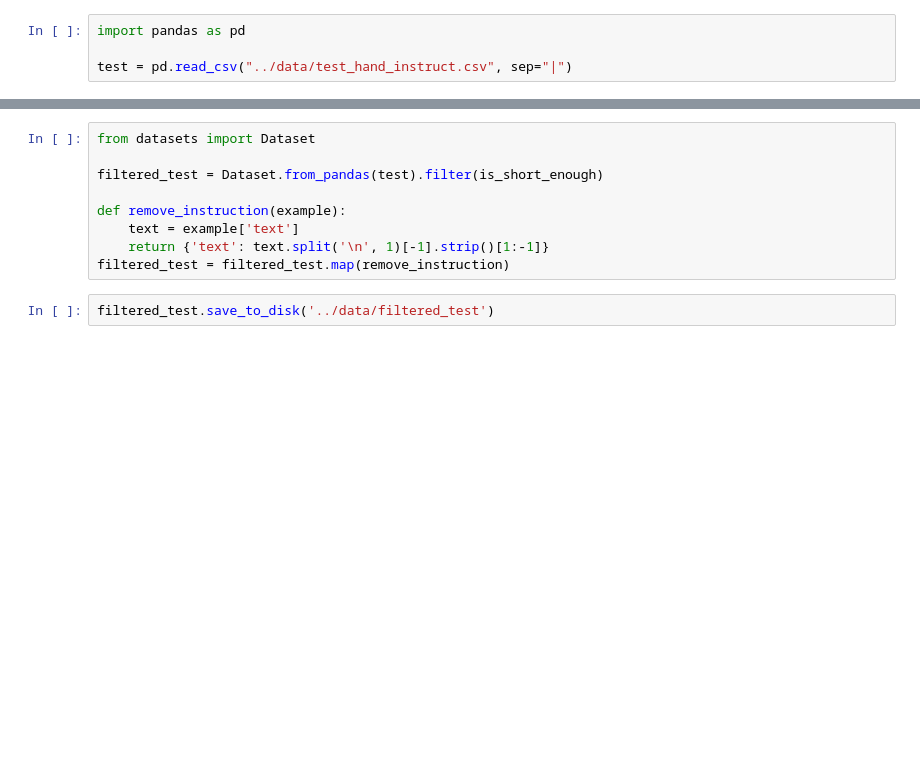
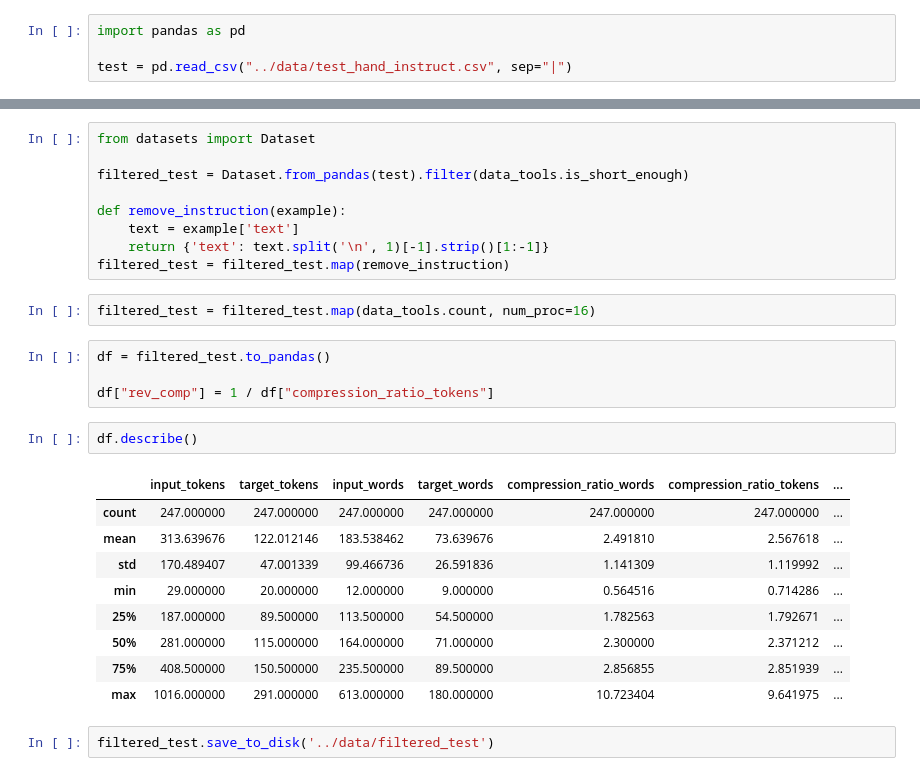
Before and after one commit to xendalm/vyzhimka, a Jupyter notebook: notebooks/datasets.ipynb, the cells around one changed output, grey strips where cells are left out. Cells and saved outputs as stored; diff of their text form; blank space fills up the shorter version.

```diff
--- a/notebooks/datasets.ipynb
+++ b/notebooks/datasets.ipynb
@@ -102,12 +134,30 @@ test[test["target_words"]<200]["target_words"].hist(bins=50)
 # %%
 from datasets import Dataset
 
-filtered_test = Dataset.from_pandas(test).filter(is_short_enough)
+filtered_test = Dataset.from_pandas(test).filter(data_tools.is_short_enough)
 
 def remove_instruction(example):
     text = example['text']
     return {'text': text.split('\n', 1)[-1].strip()[1:-1]}
 filtered_test = filtered_test.map(remove_instruction)
+# %%
+filtered_test = filtered_test.map(data_tools.count, num_proc=16)
+# %%
+df = filtered_test.to_pandas()
+
+df["rev_comp"] = 1 / df["compression_ratio_tokens"]
+# %%
+df.describe()
+# %% [output]
+|  | input_tokens | target_tokens | input_words | target_words | compression_ratio_words | compression_ratio_tokens | ... |
+| count | 247.000000 | 247.000000 | 247.000000 | 247.000000 | 247.000000 | 247.000000 | ... |
+| mean | 313.639676 | 122.012146 | 183.538462 | 73.639676 | 2.491810 | 2.567618 | ... |
+| std | 170.489407 | 47.001339 | 99.466736 | 26.591836 | 1.141309 | 1.119992 | ... |
+| min | 29.000000 | 20.000000 | 12.000000 | 9.000000 | 0.564516 | 0.714286 | ... |
+| 25% | 187.000000 | 89.500000 | 113.500000 | 54.500000 | 1.782563 | 1.792671 | ... |
+| 50% | 281.000000 | 115.000000 | 164.000000 | 71.000000 | 2.300000 | 2.371212 | ... |
+| 75% | 408.500000 | 150.500000 | 235.500000 | 89.500000 | 2.856855 | 2.851939 | ... |
+| max | 1016.000000 | 291.000000 | 613.000000 | 180.000000 | 10.723404 | 9.641975 | ... |
 # %%
 filtered_test.save_to_disk('../data/filtered_test')
 # %% [markdown]
```
Also changed, not shown: parts of 21 cells of this notebook, 5 other files.
